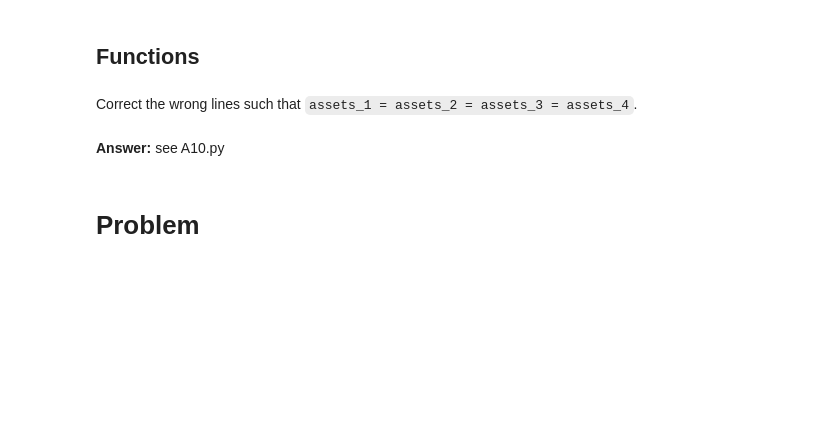
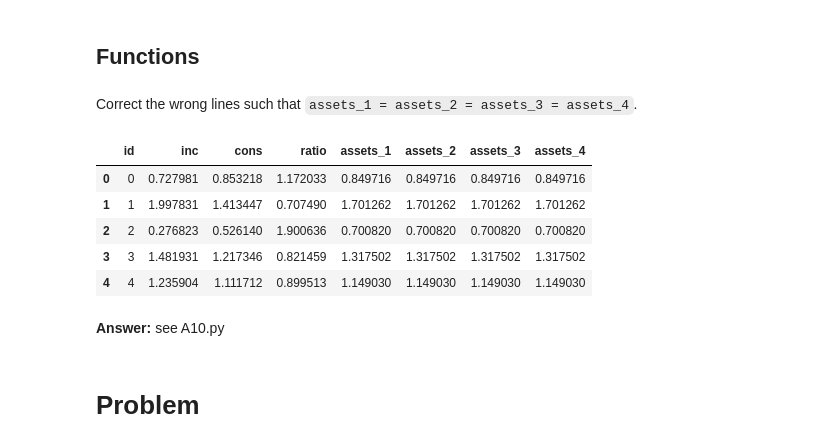
Before and after one commit to mjv474/IntroProg-exercises, a Jupyter notebook: PS3/problem_set_3.ipynb, the cells around one changed output. Drawn from its saved outputs; the diff is of its cells as text; code cells hidden in the pictures; blank space fills up the shorter version.

```diff
--- a/PS3/problem_set_3.ipynb
+++ b/PS3/problem_set_3.ipynb
@@ -146,4 +175,6 @@ after: 70 observations, 3 variables
 Rename *consumption* to *cons* and *income* to *inc*.
 # %%
 # write your code
+dt.rename(columns = {"income": "inc", "consumption": "cons" }, inplace=True)
+
 dt.head()
@@ -155,26 +193,35 @@ dt.head()
 Correct the wrong lines such that `assets_1 = assets_2 = assets_3 = assets_4`.
 # %%
 def assets_row_by_row(x,R,Y):
-    return 0 # wrong line
+    return R*(x['inc']-x['cons'])+Y
 
 def assets_all_at_once(income,consumption,R,Y):
-    return 0 # wrong line
+    return R*(income-consumption)+Y
 
 def assets_adj(assets,R,Y):
-    # missing lines
-    pass
+    assets *= R
+    assets +=Y
+
 
 R = 1.2 # return rate
 Y = 1 # income
 try:
-    dt['assets_1'] = R*(dt['inc']-dt['con'])+Y
+    dt['assets_1'] = R*(dt['inc']-dt['cons'])+Y
     dt['assets_2'] = dt.apply(assets_row_by_row,axis=1,args=(R,Y))
-    dt['assets_3'] = assets_all_at_once(dt['inc'].values(),dt['con'].values(),R,Y)
-    dt['assets_4'] = dt['inc']-dt['con']
+    dt['assets_3'] = assets_all_at_once(dt['inc'].values,dt['cons'].values,R,Y)
+    dt['assets_4'] = dt['inc']-dt['cons']
     assets_adj(dt['assets_4'],R,Y)
 except:
     print('failed')
+
 dt.head()
+# %% [output]
+|  | id | inc | cons | ratio | assets_1 | assets_2 | assets_3 | assets_4 |
+| 0 | 0 | 0.727981 | 0.853218 | 1.172033 | 0.849716 | 0.849716 | 0.849716 | 0.849716 |
+| 1 | 1 | 1.997831 | 1.413447 | 0.707490 | 1.701262 | 1.701262 | 1.701262 | 1.701262 |
+| 2 | 2 | 0.276823 | 0.526140 | 1.900636 | 0.700820 | 0.700820 | 0.700820 | 0.700820 |
+| 3 | 3 | 1.481931 | 1.217346 | 0.821459 | 1.317502 | 1.317502 | 1.317502 | 1.317502 |
+| 4 | 4 | 1.235904 | 1.111712 | 0.899513 | 1.149030 | 1.149030 | 1.149030 | 1.149030 |
 # %% [markdown]
 **Answer:** see A10.py
 # %% [markdown]
```
Also changed, not shown: parts of 8 cells of this notebook, 1 other file.
